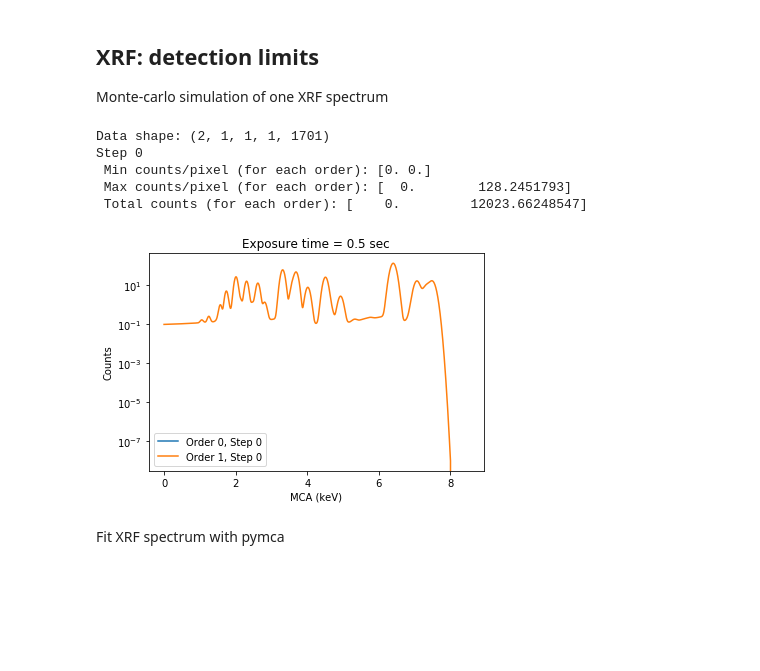
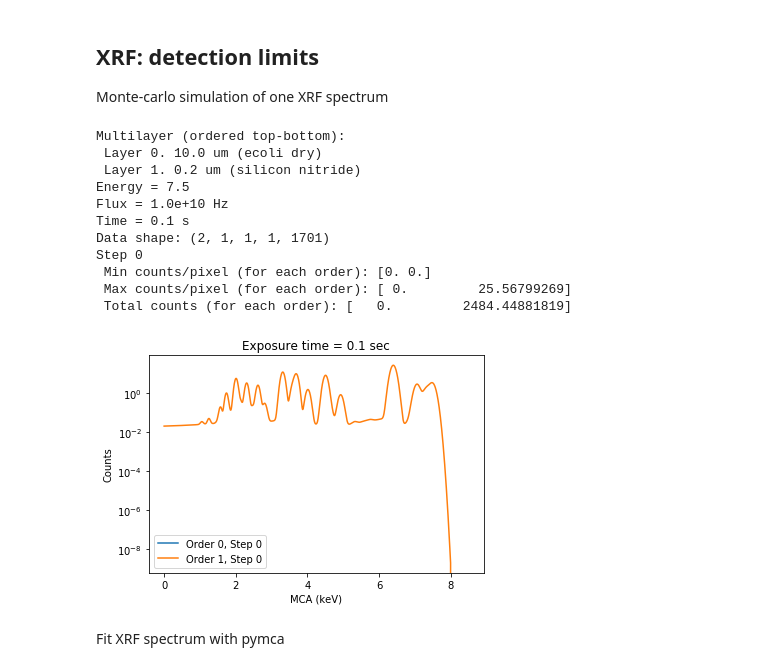
Before and after one commit to woutdenolf/spectrocrunch, a Jupyter notebook: doc/source/tutorials/montecarlo.ipynb, the cells around one changed output. Saved outputs shown, nothing was run; the diff lists cells and outputs as text; code cells hidden in the pictures; blank space fills up the shorter version.

```diff
--- a/doc/source/tutorials/montecarlo.ipynb
+++ b/doc/source/tutorials/montecarlo.ipynb
@@ -135,6 +144,12 @@ def world_addsource(world, pymcahandle, beamsize=None, fullfield=False):
                        energy=pymcahandle.energy,
                        distance=distance,
                        beamsize=beamsize)
+
+def printsummary(pymcahandle):
+    print(pymcahandle.sample)
+    print('Energy = {} '.format(pymcahandle.energy))
+    print('Flux = {:~.01e}'.format(pymcahandle.flux))
+    print('Time = {:~}'.format(pymcahandle.time))
 # %% [markdown]
 ## Detectors
 
@@ -381,7 +396,7 @@ if 'imaging' in experiments:
     world = XrmcWorldBuilder(path)
     source, pymcahandle = define_source()
     pymcahandle.sample = define_sample(None, name=samplename)
-    print(pymcahandle.sample)
+    printsummary(pymcahandle)
     world_addsource(world, pymcahandle, fullfield=True)
     world_addpco(world)
     world_addsample(world, pymcahandle.sample, fullfield=True)
@@ -427,6 +445,7 @@ if 'xanes' in experiments:
     world_adddiode(world)
     world_addsample(world, pymcahandle.sample)
 
+    printsummary(pymcahandle)
     for fluo in [False, True]:
         if fluo:
             label = 'fluorescence'
@@ -516,7 +540,7 @@ if 'yield' in experiments:
                                                       pymcahandle.sample.geometry.distance.to('cm')))
         plt.axvline(x=90)
 
-    print(pymcahandle.sample)
+    printsummary(pymcahandle)
     rayleighline = xrayspectrum.RayleighLine(pymcahandle.energy)
     comptonline = xrayspectrum.ComptonLine(pymcahandle.energy)
     for line in [rayleighline, fluoline]:
@@ -543,36 +570,43 @@ if 'xrfdl' in experiments:
     if measurement:
         geometry = measurement['geometry']
         source, pymcahandle = define_source(source=geometry.source,
                                             **measurement['source'])
     else:
         source, pymcahandle = define_source()
         geometry = define_xrfgeometry(source=source)
     pymcahandle.emax = pymcahandle.energy+1
     pymcahandle.ninteractions = 1
     pymcahandle.sample = define_sample(geometry, name=samplename)
     world_addsource(world, pymcahandle)
     world_addsdd(world, geometry,
                  pulseproctime=pulseproctime,
                  multiplicity=10,
                  convoluted=True)
     world_addsample(world, pymcahandle.sample)
     multiplicity = (0,) + (10000,) * pymcahandle.ninteractions
+    printsummary(pymcahandle)
     data, info = run(world, multiplicity, simulate=True,
                      ylog=True, plot=True)
     #ax = plt.gca()
     #ax.set_ylim([0.1, data.max()*10])
     spectra = {}
     spectra['MC'] = {'mca': data[:, 0, 0, 0, :].sum(axis=0),
                      'energy': info['xenergy']}
     spectra['MCpoisson'] = {'mca': addnoise(spectra['MC']['mca']),
                             'energy': info['xenergy']}
 # %% [output]
+Multilayer (ordered top-bottom):
+ Layer 0. 10.0 um (ecoli dry)
+ Layer 1. 0.2 um (silicon nitride)
+Energy = 7.5
+Flux = 1.0e+10 Hz
+Time = 0.1 s
 Data shape: (2, 1, 1, 1, 1701)
 Step 0
  Min counts/pixel (for each order): [0. 0.]
- Max counts/pixel (for each order): [  0.        128.2451793]
- Total counts (for each order): [    0.         12023.66248547]
+ Max counts/pixel (for each order): [ 0.         25.56799269]
+ Total counts (for each order): [   0.         2484.44881819]
-[figure, old version]
+[figure, new version]
 # %% [markdown]
 Fit XRF spectrum with pymca
 # %%
```
Also changed, not shown: parts of 10 cells of this notebook.
